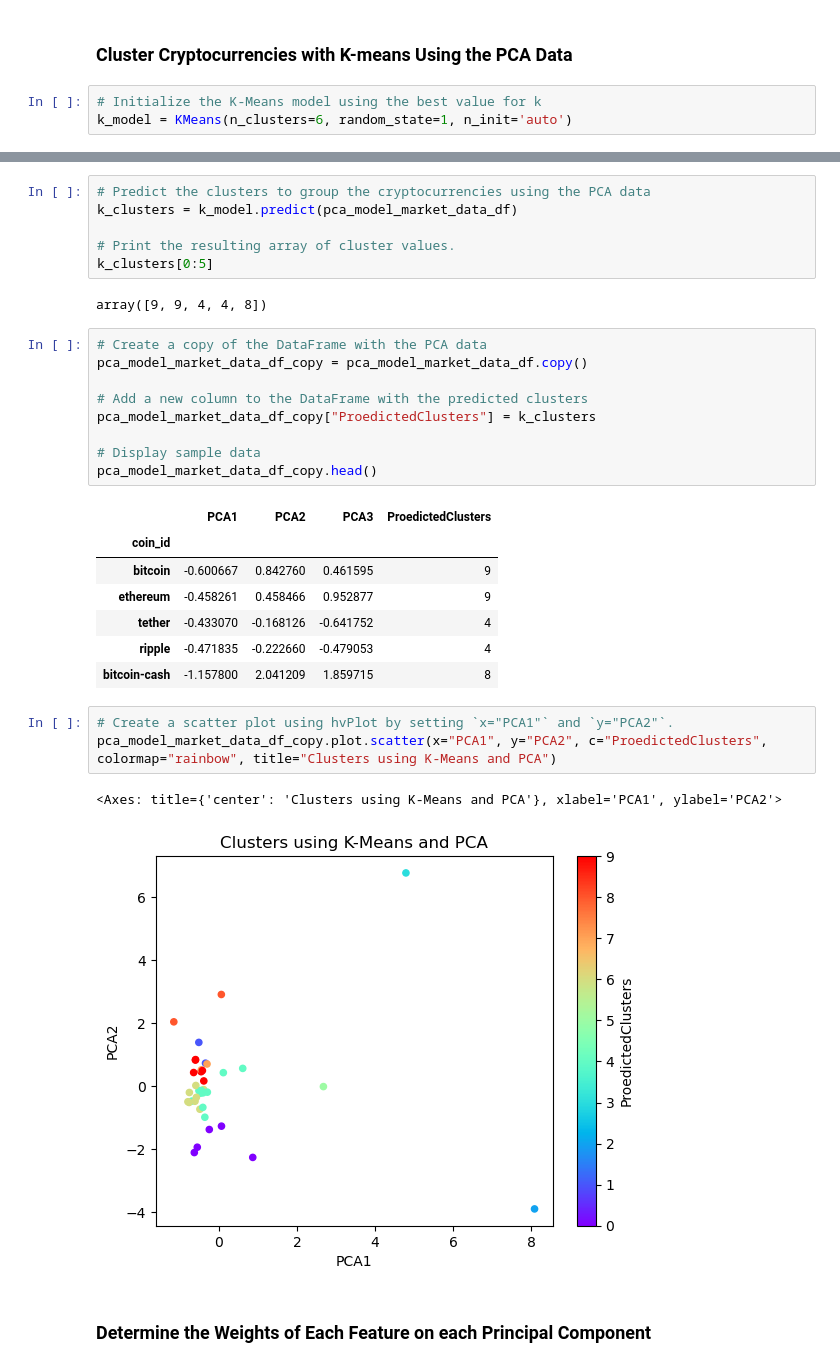
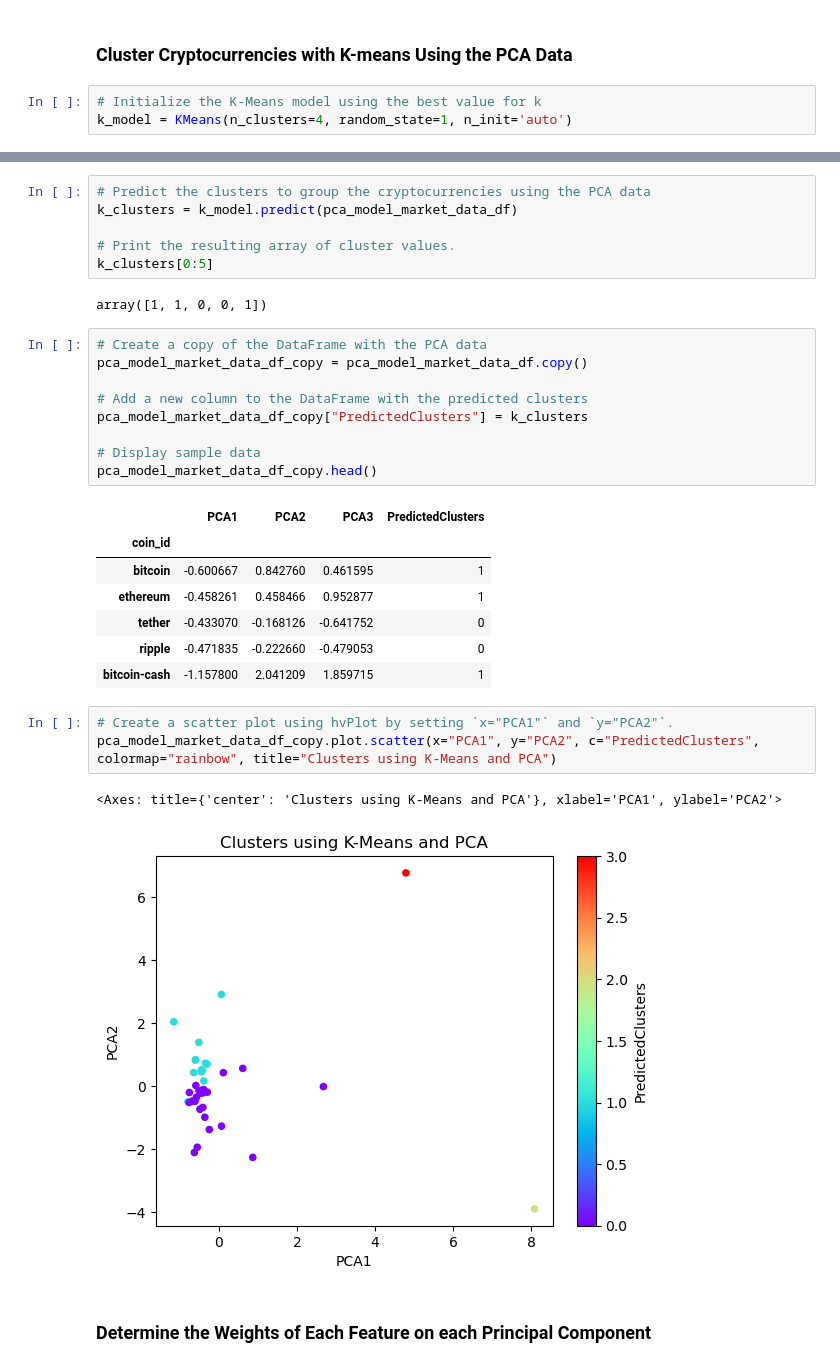
Before and after one commit to jackkuppuswamy/CryptoClustering, a Jupyter notebook: Crypto_Clustering.ipynb, the cells around one changed output, grey strips where cells are left out. Drawn from its saved outputs; the diff is of its cells as text.

```diff
--- a/Crypto_Clustering.ipynb
+++ b/Crypto_Clustering.ipynb
@@ -276,7 +278,7 @@ elbow_data_df.plot.line(x="k", y="inertia", title="Elbow Curve", xticks=k_list)
 ### Cluster Cryptocurrencies with K-means Using the PCA Data
 # %%
 # Initialize the K-Means model using the best value for k
-k_model = KMeans(n_clusters=6, random_state=1, n_init='auto')
+k_model = KMeans(n_clusters=4, random_state=1, n_init='auto')
 # %%
 # Fit the K-Means model using the PCA data
 k_model.fit(pca_model_market_data_df)
@@ -287,30 +291,30 @@ k_clusters = k_model.predict(pca_model_market_data_df)
 # Print the resulting array of cluster values.
 k_clusters[0:5]
 # %% [output]
-array([9, 9, 4, 4, 8])
+array([1, 1, 0, 0, 1])
 # %%
 # Create a copy of the DataFrame with the PCA data
 pca_model_market_data_df_copy = pca_model_market_data_df.copy()
 
 # Add a new column to the DataFrame with the predicted clusters
-pca_model_market_data_df_copy["ProedictedClusters"] = k_clusters
+pca_model_market_data_df_copy["PredictedClusters"] = k_clusters
 
 # Display sample data
 pca_model_market_data_df_copy.head()
 # %% [output]
-|  | PCA1 | PCA2 | PCA3 | ProedictedClusters |
+|  | PCA1 | PCA2 | PCA3 | PredictedClusters |
 | coin_id |  |  |  |  |
-| bitcoin | -0.600667 | 0.842760 | 0.461595 | 9 |
-| ethereum | -0.458261 | 0.458466 | 0.952877 | 9 |
-| tether | -0.433070 | -0.168126 | -0.641752 | 4 |
-| ripple | -0.471835 | -0.222660 | -0.479053 | 4 |
-| bitcoin-cash | -1.157800 | 2.041209 | 1.859715 | 8 |
+| bitcoin | -0.600667 | 0.842760 | 0.461595 | 1 |
+| ethereum | -0.458261 | 0.458466 | 0.952877 | 1 |
+| tether | -0.433070 | -0.168126 | -0.641752 | 0 |
+| ripple | -0.471835 | -0.222660 | -0.479053 | 0 |
+| bitcoin-cash | -1.157800 | 2.041209 | 1.859715 | 1 |
 # %%
 # Create a scatter plot using hvPlot by setting `x="PCA1"` and `y="PCA2"`.
-pca_model_market_data_df_copy.plot.scatter(x="PCA1", y="PCA2", c="ProedictedClusters", colormap="rainbow", title="Clusters using K-Means and PCA")
+pca_model_market_data_df_copy.plot.scatter(x="PCA1", y="PCA2", c="PredictedClusters", colormap="rainbow", title="Clusters using K-Means and PCA")
 # %% [output]
 <Axes: title={'center': 'Clusters using K-Means and PCA'}, xlabel='PCA1', ylabel='PCA2'>
-[figure, old version]
+[figure, new version]
 # %% [markdown]
 ### Determine the Weights of Each Feature on each Principal Component
 # %%
```
Also changed, not shown: parts of 8 cells of this notebook, 1 other file.
